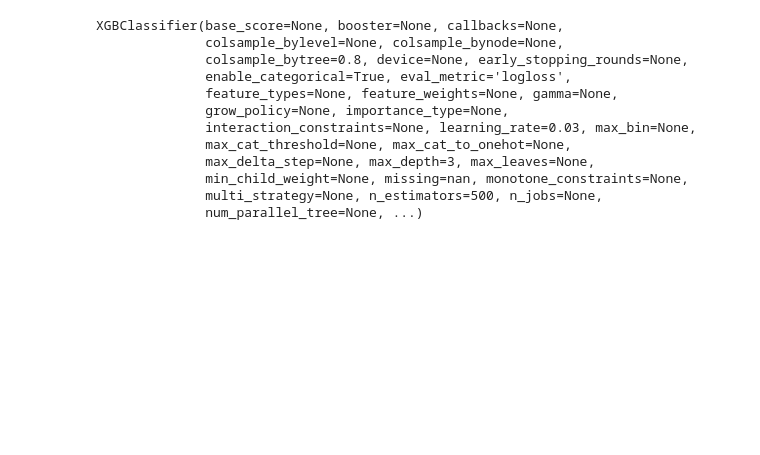
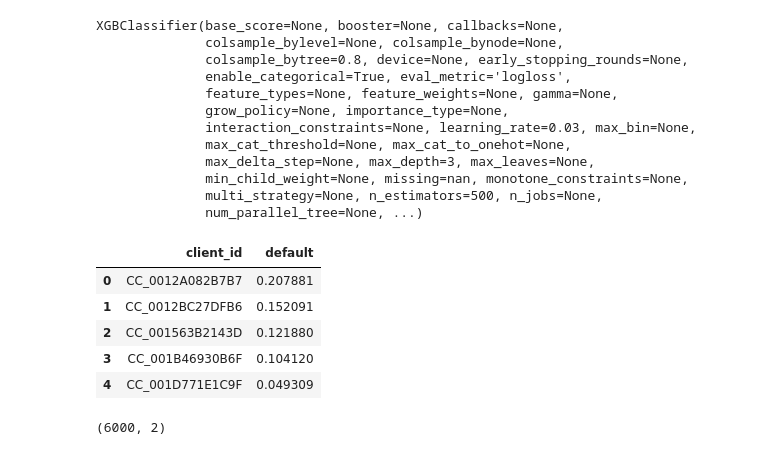
Before and after one commit to dayansyahz/pandans-kaya, a Jupyter notebook: analysis.ipynb, the cells around one changed output. Cells and saved outputs as stored; diff of their text form; code cells hidden in the pictures; blank space fills up the shorter version.

```diff
--- a/analysis.ipynb
+++ b/analysis.ipynb
@@ -676,3 +676,8 @@ test_fe["NUM_DELAY"] = (
 x_test = test_fe.drop(columns=["client_id"])
 # %%
 test_prob = final_model.predict_proba(x_test)[:, 1]
+# %%
+submission = pd.DataFrame({
+    "client_id": test["client_id"],
+    "default": test_prob
+})
@@ -678,0 +689,13 @@ test_prob = final_model.predict_proba(x_test)[:, 1]
+# %%
+submission.head()
+# %% [output]
+|  | client_id | default |
+| 0 | CC_0012A082B7B7 | 0.207881 |
+| 1 | CC_0012BC27DFB6 | 0.152091 |
+| 2 | CC_001563B2143D | 0.121880 |
+| 3 | CC_001B46930B6F | 0.104120 |
+| 4 | CC_001D771E1C9F | 0.049309 |
+# %%
+submission.shape
+# %% [output]
+(6000, 2)
```
Also changed, not shown: parts of 1 cell of this notebook.
